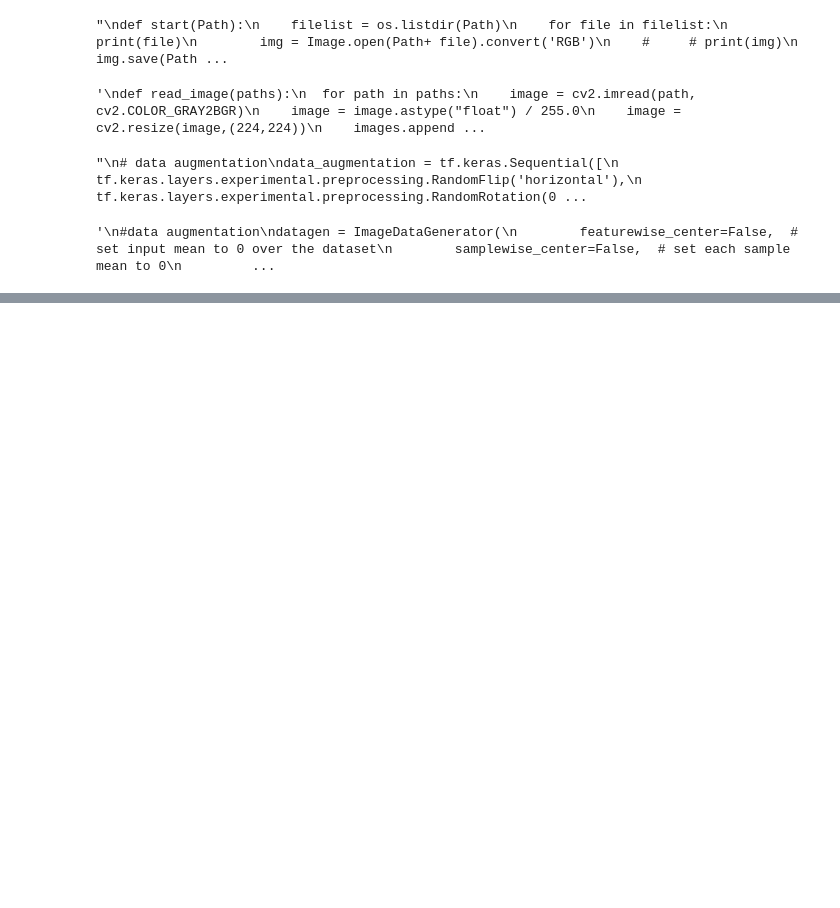
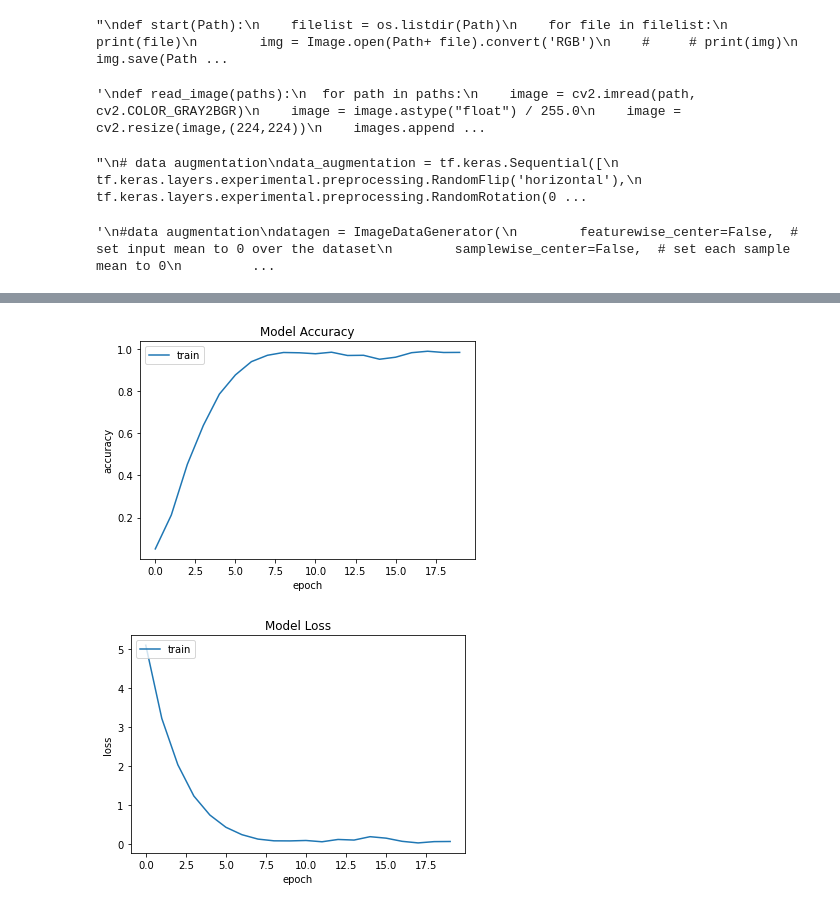
Before and after one commit to monjjjjj/orchid_classification, a Jupyter notebook: orchid_classification.ipynb, the cells around one changed output, grey strips where cells are left out. Drawn from its saved outputs; the diff is of its cells as text; code cells hidden in the pictures; blank space fills up the shorter version.

```diff
--- a/orchid_classification.ipynb
+++ b/orchid_classification.ipynb
@@ -194,24 +193,27 @@ print(train_history.history.keys())
 # %%
 def show_train_history(train_history,train,validation):
 
   if train == 'accuracy':
     plt.plot(train_history.history[train])
-    plt.plot(train_history.history[validation])
+    #plt.plot(train_history.history[validation])
     plt.title('Model Accuracy')
     plt.ylabel('accuracy')
     plt.xlabel('epoch')
   else:
     plt.plot(train_history.history[train])
-    plt.plot(train_history.history[validation])
+    #plt.plot(train_history.history[validation])
     plt.title('Model Loss')
     plt.ylabel('loss')
     plt.xlabel('epoch')
 
   plt.legend(['train','validation'],loc='upper left')
   plt.show()
 
 show_train_history(train_history,'accuracy','val_accuracy')
 show_train_history(train_history,'loss','val_loss')
+# %% [output]
+[figure, added]
+[figure, added]
 # %%
 # summarize history for accuracy
 plt.plot(train_history.history['accuracy'])
```
Also changed, not shown: parts of 5 cells of this notebook.
